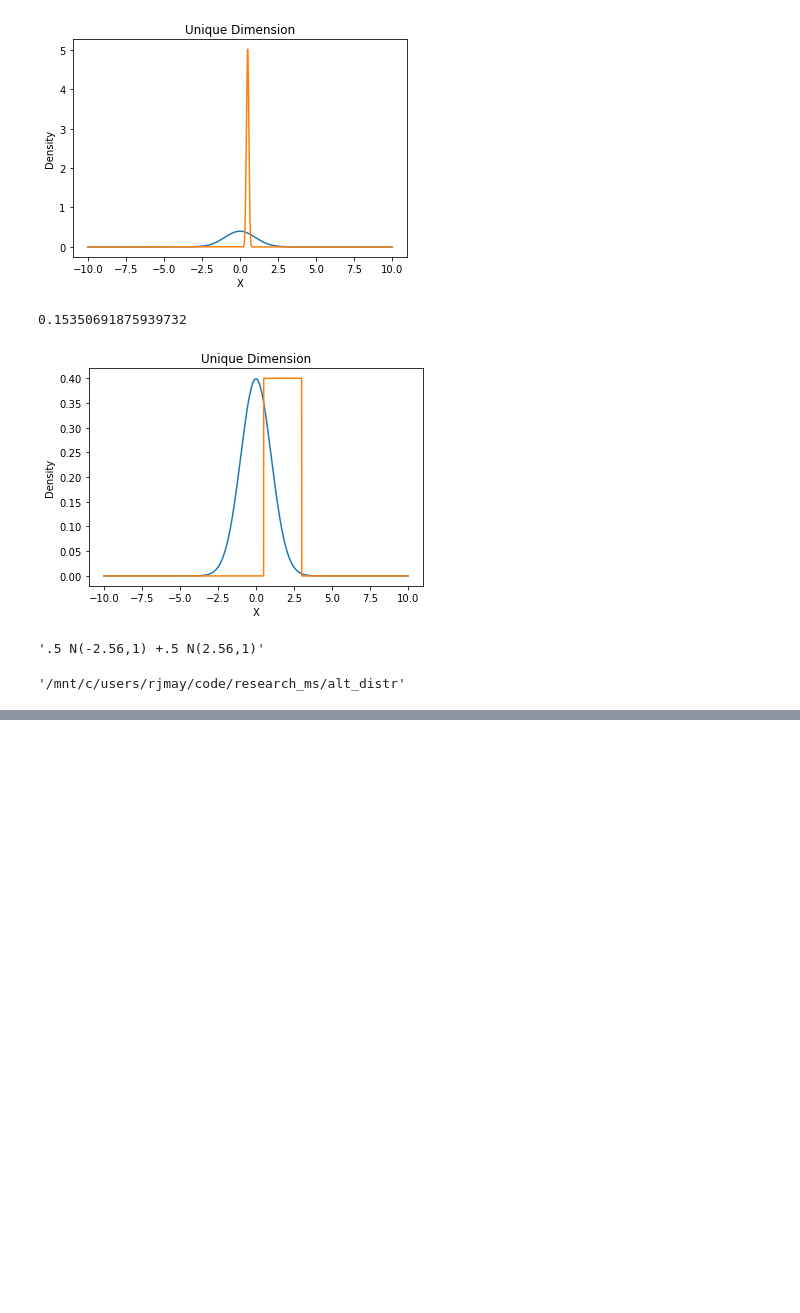
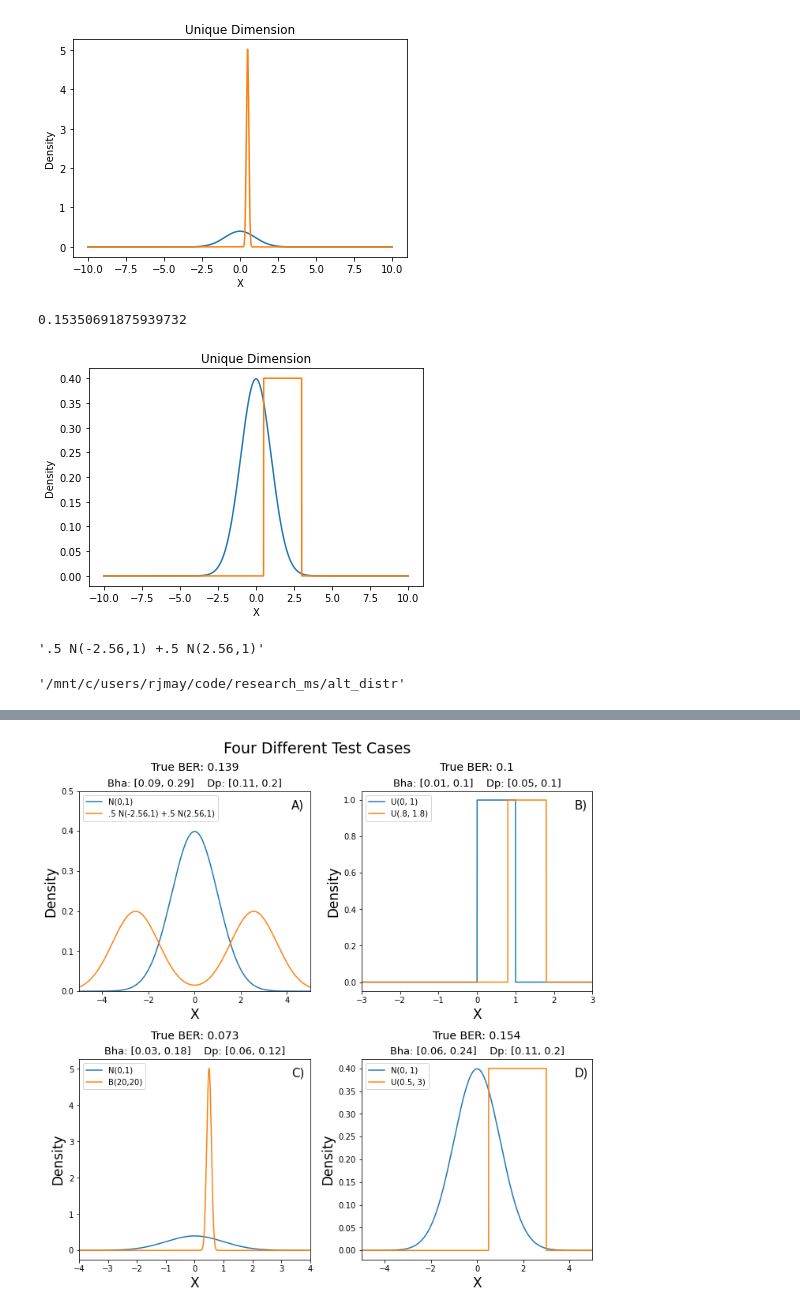
Before and after one commit to rj-may/BER_Bounds_Eval, a Jupyter notebook: alt_distr/different_plots.ipynb, the cells around one changed output, grey strips where cells are left out. Drawn from its saved outputs; the diff is of its cells as text; code cells hidden in the pictures; blank space fills up the shorter version.

```diff
--- a/alt_distr/different_plots.ipynb
+++ b/alt_distr/different_plots.ipynb
@@ -327,0 +331,67 @@ plt.show()
+# %%
+fs = 13
+
+# Define the ranges of x for the four subplots
+x_ranges = [(-5, 5),  (-3,3 ),(-4, 4), (-5, 5)]
+
+fig, axs = plt.subplots(nrows =2, ncols=2, figsize=(10, 10), layout= 'tight')
+
+# Iterate over the subplots and plot the corresponding data
+for i, ax in enumerate(axs.flat):
+
+    x_min, x_max = x_ranges[i]
+    l1, l2 = label_lst[i]
+
+
+    BER = BER_lst[i]
+    f0 = f0_lst[i]
+    f1 = f1_lst[i]
+    x=  x_lst[i]
+
+    print(BER)
+    Dp_l, Dp_u = dp_func(f0,f1)
+    Bha_l, Bha_u = bha_func(f0,f1)
+    print("\n")
+
+
+    ax.plot(x, f0, label  = l1)
+    ax.plot(x, f1, label = l2)
+
+    ax.set_xlim((x_min, x_max))
+
+    if i  == 0:
+        ax.set_ylim((0,.5))
+#     ax.set_ylim((0,3))
+
+#     ax.set_title(f"True BER: {round(BER, 3)}", fontsize = fs+1)
+
+#     ### the text I want to add
+# #     ax.set_title(f"BER: {round(BER, 2)} Bha:[{Bha_l}, {Bha_u}] Dp: [{Dp_l},, {Dp_u}]", fontsize = fs)
+#     ax.text(0.5, 1.1, f"Bha: [{Bha_l}, {Bha_u}]    Dp: [{Dp_l}, {Dp_u}]",
+#             transform=ax.transAxes, fontsize=fs, ha='center')
+
+
+
+    ax.set_title(f"Bha: [{Bha_l}, {Bha_u}]    Dp: [{Dp_l}, {Dp_u}]", fontsize = fs)
+
+    ### the text I want to add
+#     ax.set_title(f"BER: {round(BER, 2)} Bha:[{Bha_l}, {Bha_u}] Dp: [{Dp_l},, {Dp_u}]", fontsize = fs)
+    ax.text(0.5, 1.1, f"True BER: {round(BER, 3)}",
+            transform=ax.transAxes, fontsize=fs+1, ha='center')
+
+    ax.set_xlabel("X", fontsize = fs+4)
+    ax.set_ylabel("Density", fontsize= fs+4)
+
+    ax.legend(loc= "upper left")
+
+# Add letters to reference the plots
+letters = ['A)', 'B)', 'C)', 'D)']
+for i, ax in enumerate(axs.flat):
+    ax.text(0.92, 0.9, letters[i], transform=ax.transAxes, fontsize=fs+2, va='bottom')
+
+fig.suptitle("Four Different Test Cases ", fontsize=fs+6)
+
+file_name = r"images/four_cases_grid.png"
+plt.savefig(file_name,facecolor=(1,1,1,1),  bbox_inches='tight', dpi= 300)
+plt.show()
+# %% [output]
@@ -327,0 +416 @@ plt.show()
+[figure, added]
```
Also changed, not shown: parts of 6 cells of this notebook, 23 other files.
